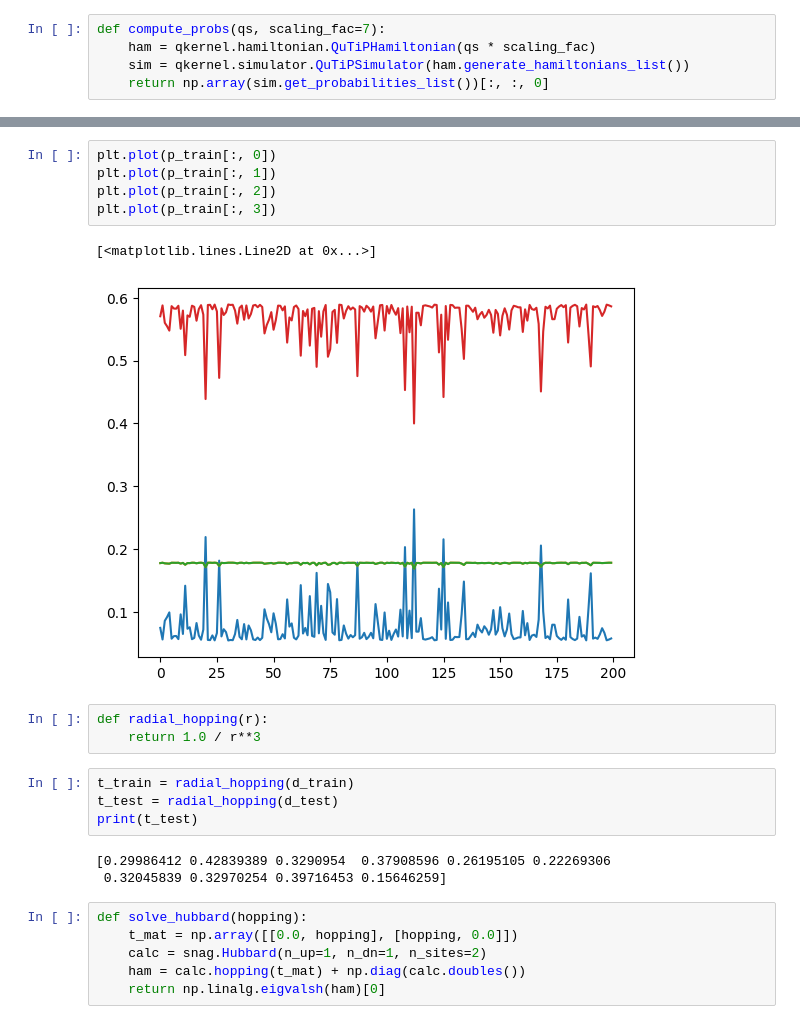
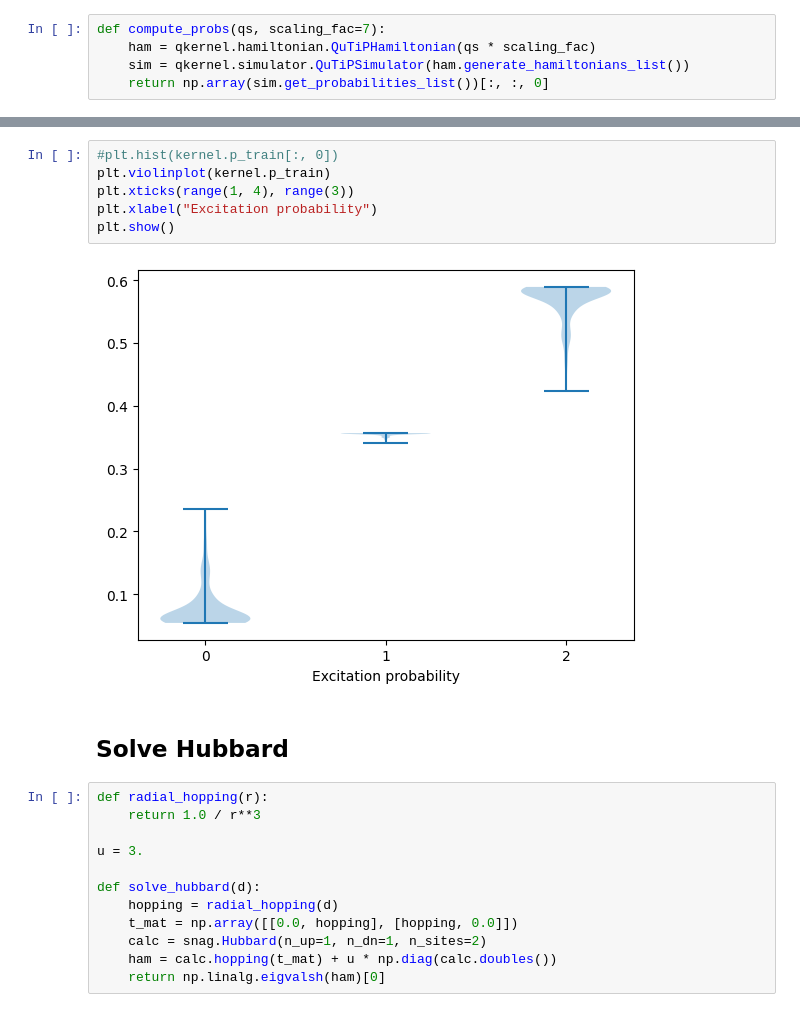
Before and after one commit to jimnel/snag, a Jupyter notebook: notebooks/ml_workflow_2site.ipynb, the cells around one changed output, grey strips where cells are left out. Cells and saved outputs as stored; diff of their text form.

```diff
--- a/notebooks/ml_workflow_2site.ipynb
+++ b/notebooks/ml_workflow_2site.ipynb
@@ -34,25 +47,23 @@ print(p_train.shape, p_test.shape)
-# %%
-plt.plot(p_train[:, 0])
-plt.plot(p_train[:, 1])
-plt.plot(p_train[:, 2])
-plt.plot(p_train[:, 3])
-# %% [output]
-[<matplotlib.lines.Line2D at 0x...>]
-[figure, removed]
-# %%
-def radial_hopping(r):
-    return 1.0 / r**3
-# %%
-t_train = radial_hopping(d_train)
-t_test = radial_hopping(d_test)
-print(t_test)
-# %% [output]
-[0.29986412 0.42839389 0.3290954  0.37908596 0.26195105 0.22269306
- 0.32045839 0.32970254 0.39716453 0.15646259]
+# %%
+#plt.hist(kernel.p_train[:, 0])
+plt.violinplot(kernel.p_train)
+plt.xticks(range(1, 4), range(3))
+plt.xlabel("Excitation probability")
+plt.show()
+# %% [output]
+[figure, added]
+# %% [markdown]
+## Solve Hubbard
 # %%
-def solve_hubbard(hopping):
+def radial_hopping(r):
+    return 1.0 / r**3
+
+u = 3.
+
+def solve_hubbard(d):
+    hopping = radial_hopping(d)
     t_mat = np.array([[0.0, hopping], [hopping, 0.0]])
     calc = snag.Hubbard(n_up=1, n_dn=1, n_sites=2)
-    ham = calc.hopping(t_mat) + np.diag(calc.doubles())
+    ham = calc.hopping(t_mat) + u * np.diag(calc.doubles())
     return np.linalg.eigvalsh(ham)[0]
 # %%
```
Also changed, not shown: parts of 17 cells of this notebook, 4 other files.
